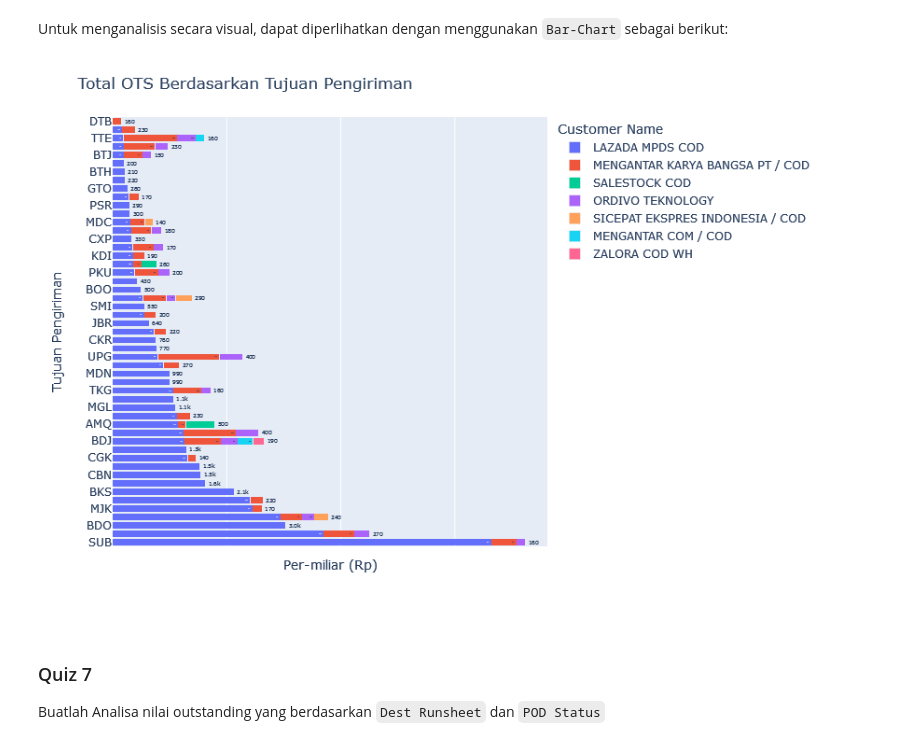
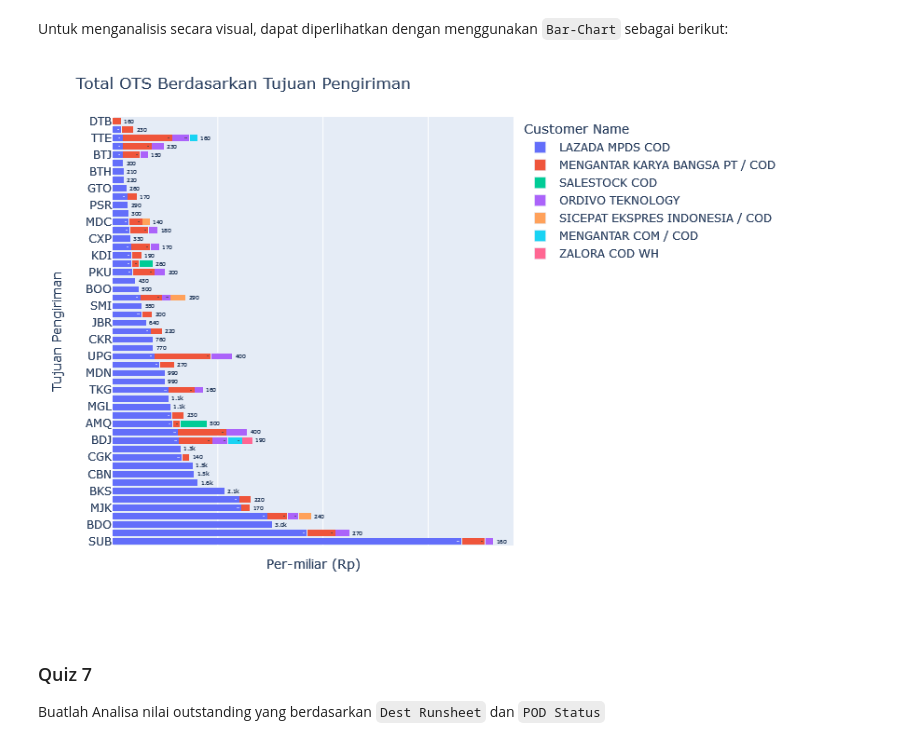
Before and after one commit to sainzdata/Py_JNE, a Jupyter notebook: 4_Mini_Project.ipynb, the cells around one changed output. Drawn from its saved outputs; the diff is of its cells as text; code cells hidden in the pictures.

```diff
--- a/4_Mini_Project.ipynb
+++ b/4_Mini_Project.ipynb
@@ -190,6 +192,8 @@ dtype: int64
 ### Quiz 2
 
 Bagaimana jika anda ingin menggantikan semua nilai pada 'Order Id' adalah sama dengan 'Connote No'? Buatlah script anda menggunakan Python!
+# %%
+df['Order Id']=df['Connote No']
 # %% [markdown]
 ## Periksa Data Duplikat
 
@@ -359,4 +363,5 @@ Berikan pendapat (temuan) anda mengenai statistik deskriptif kategorikal diatas!
 
 Dalam analisis data terkadang kita perlu membuat kolom baru untuk menampung informasi yang lebih detail yang dapat membantu kita melihat lebih jauh tentang data yang sedang kita observasi. Untuk itu, pada tulisan ini, saya akan membahas cara menambahkan kolom baru pada dataframe pandas. Berikut ini dilakukan penambahan kolom baru untuk melihat `Selisih` nilai antara kolom `Amount` dan `OUTSTANDING`.
 # %%
-df['Selisih'] = (df['OUTSTANDING']-df['Amount'])
+df['Selisih'] = (df['Amount']-df['OUTSTANDING'])
+df
@@ -459,28 +479,28 @@ Untuk menganalisis secara visual, dapat diperlihatkan dengan menggunakan `Bar-Ch
 # %%
 # impor library yg dibutuhkan untuk visualisasi
 import plotly.express as px
 
 # membuat grafik batang (bar-chart)
 fig = px.bar(ots, y='Dest Runsheet', x='OUTSTANDING',color='Customer Name', text_auto='.2s')
 
 # Pengaturan detail grafik
 fig.update_layout(barmode='stack',
-                  width=1000,
+                  width=800,
                   height=600,
                   showlegend=True,
                   title="Total OTS Berdasarkan Tujuan Pengiriman",
                   xaxis_title="Per-miliar (Rp)",
                   yaxis_title="Tujuan Pengiriman")
 
 # Pengaturan rotasi axis x (+-360 derajat)
 fig.update_xaxes(tickangle=0, showticklabels=False)
 
 # Pengaturan posisi, ukuran, dan rotasi teks
 fig.update_traces(textfont_size=12, textangle=0, textposition="outside")
 
 fig.show()
 # %% [output]
-[figure, old version]
+[figure, new version]
 # %% [markdown]
 ### Quiz 7
 
```
Also changed, not shown: parts of 13 cells of this notebook, 23 other files.
